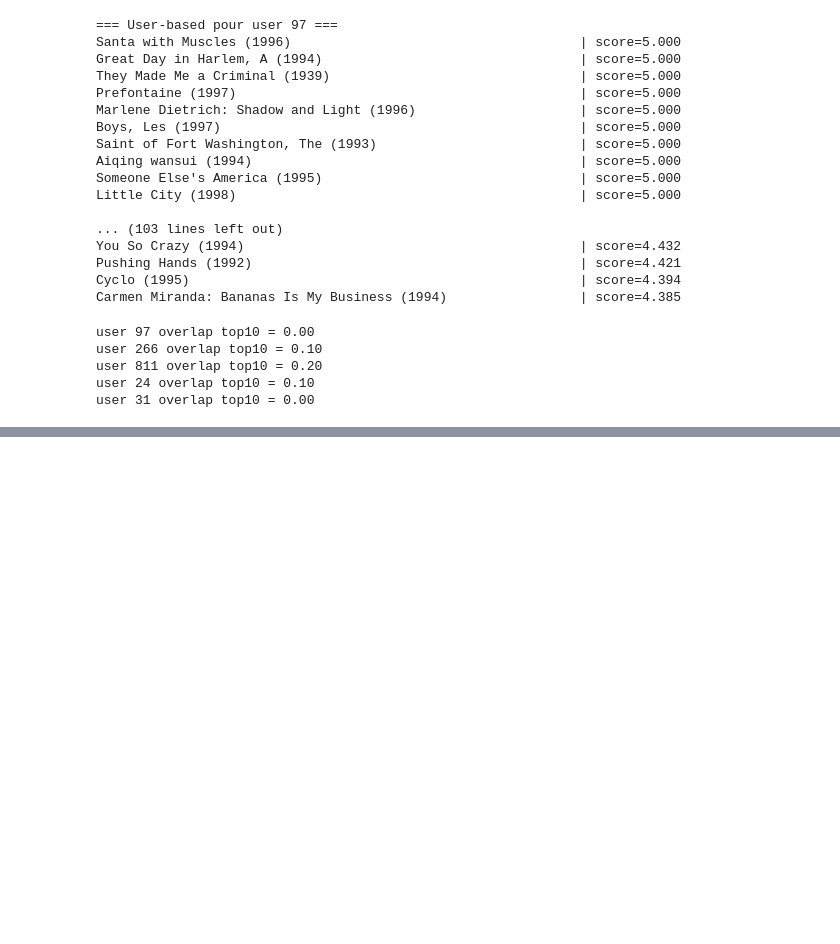
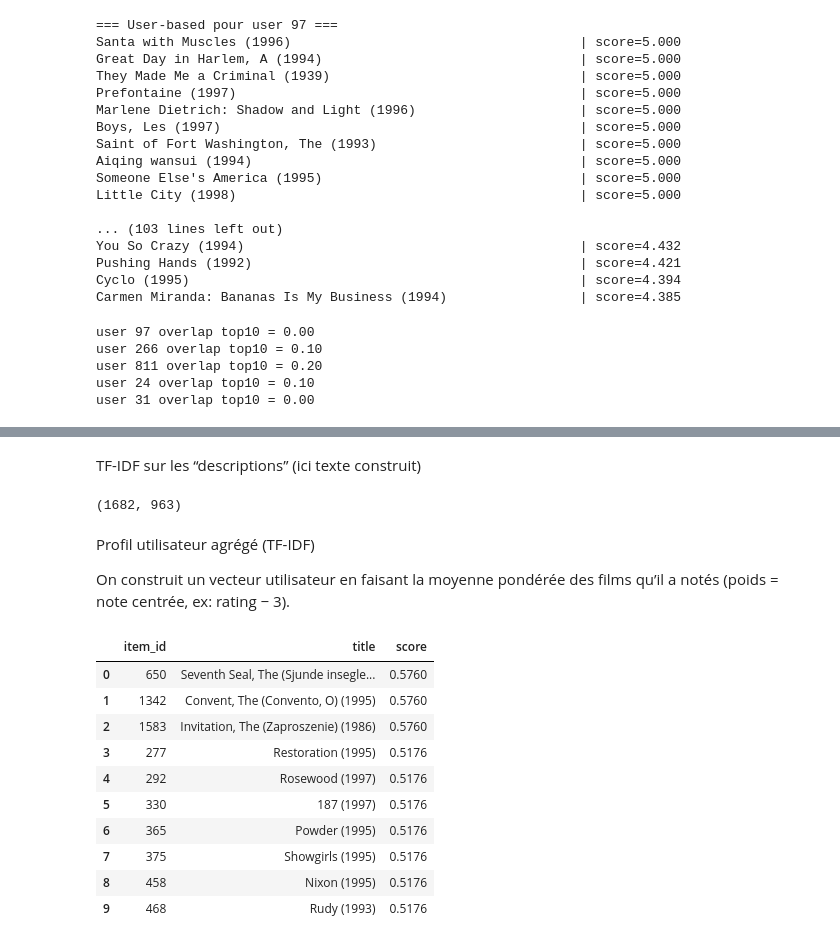
Before and after one commit to fomen2001/systeme-de-recommandation, a Jupyter notebook: projet-sys-recommand-M22.ipynb, the cells around one changed output, grey strips where cells are left out. Cells and saved outputs as stored; diff of their text form; code cells hidden in the pictures; blank space fills up the shorter version.

```diff
--- a/projet-sys-recommand-M22.ipynb
+++ b/projet-sys-recommand-M22.ipynb
@@ -363,0 +368,22 @@ user 31 overlap top10 = 0.00
+# %%
+import re
+import pandas as pd
+import numpy as np
+
+# items contient déjà les colonnes genres (0/1) + title
+genre_cols = [c for c in items.columns if c not in ["item_id","title","release_date","video_release_date","imdb_url"]]
+
+def build_movie_text(row):
+    title = str(row["title"])
+    # Nettoyage simple du titre (optionnel)
+    title_clean = re.sub(r"\(\d{4}\)", "", title).strip()
+    # genres à 1
+    g = [col for col in genre_cols if row[col] == 1]
+    genres_txt = " ".join(g)
+    # Si tu as une vraie description : ajoute-la ici (row.get("description",""))
+    return f"{title_clean} {genres_txt}".lower()
+
+movie_profiles = items[["item_id","title"] + genre_cols].copy()
+movie_profiles["text"] = movie_profiles.apply(build_movie_text, axis=1)
+
+movie_profiles[["item_id","title","text"]].head()
@@ -363,0 +397,19 @@ user 31 overlap top10 = 0.00
+# %% [markdown]
+TF-IDF sur les “descriptions” (ici texte construit)
+# %%
+from sklearn.feature_extraction.text import TfidfVectorizer
+
+tfidf = TfidfVectorizer(
+    stop_words=None,      # tu peux mettre 'english' si tu veux filtrer, mais ici texte = titre+genres
+    ngram_range=(1,2),
+    min_df=2
+)
+
+X_tfidf = tfidf.fit_transform(movie_profiles["text"])
+X_tfidf.shape
+# %% [output]
+(1682, 963)
+# %% [markdown]
+Profil utilisateur agrégé (TF-IDF)
+
+On construit un vecteur utilisateur en faisant la moyenne pondérée des films qu’il a notés (poids = note centrée, ex: rating − 3).
@@ -363,0 +460,21 @@ user 31 overlap top10 = 0.00
+# %%
+recommend_content_tfidf(
+    user_id=1,
+    ratings_df=ratings,
+    movie_profiles=movie_profiles,
+    X_items=X_tfidf,
+    movie_id_to_idx=movie_id_to_idx,
+    topn=10
+)
+# %% [output]
+|  | item_id | title | score |
+| 0 | 650 | Seventh Seal, The (Sjunde insegle... | 0.5760 |
+| 1 | 1342 | Convent, The (Convento, O) (1995) | 0.5760 |
+| 2 | 1583 | Invitation, The (Zaproszenie) (1986) | 0.5760 |
+| 3 | 277 | Restoration (1995) | 0.5176 |
+| 4 | 292 | Rosewood (1997) | 0.5176 |
+| 5 | 330 | 187 (1997) | 0.5176 |
+| 6 | 365 | Powder (1995) | 0.5176 |
+| 7 | 375 | Showgirls (1995) | 0.5176 |
+| 8 | 458 | Nixon (1995) | 0.5176 |
+| 9 | 468 | Rudy (1993) | 0.5176 |
```
Also changed, not shown: parts of 12 cells of this notebook, 1 other file.
